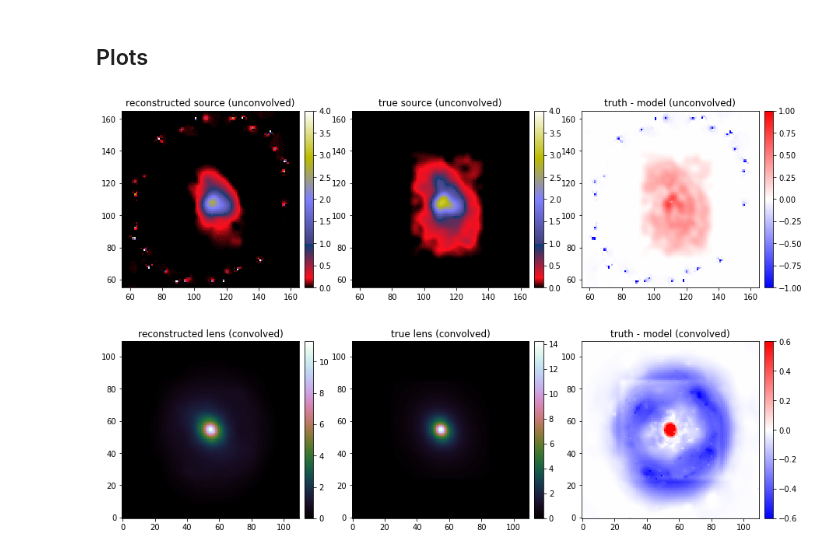
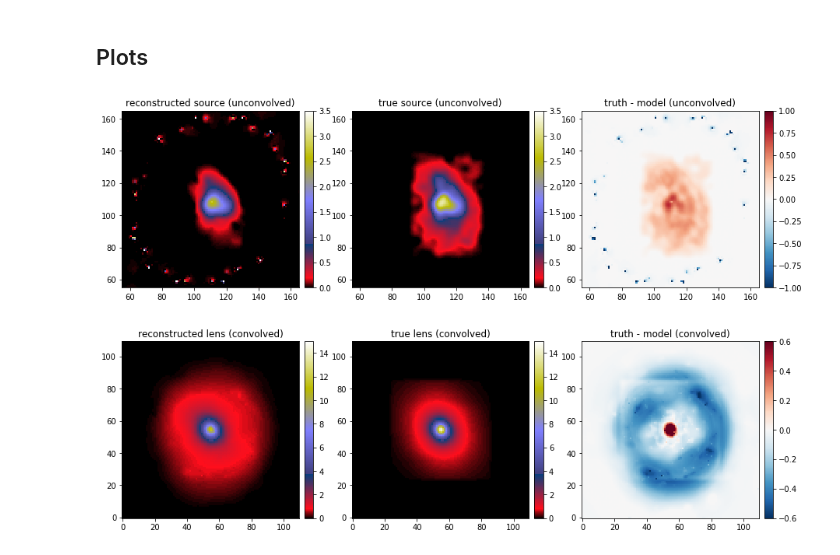
Before and after one commit to aymgal/SLITronomy, a Jupyter notebook: thirdparty/notebooks/06_complex_sourcelens_reconstruction.ipynb, the cells around one changed output. Cells and saved outputs as stored; diff of their text form; code cells hidden in the pictures.

```diff
--- a/thirdparty/notebooks/06_complex_sourcelens_reconstruction.ipynb
+++ b/thirdparty/notebooks/06_complex_sourcelens_reconstruction.ipynb
@@ -91,9 +91,9 @@ plt.show()
 ## Setup the lens model
 # %%
 # single power-law elliptical mass distribution
-lens_model_list = ['PEMD']
-kwargs_pemd = {'theta_E': 2.2, 'gamma': 2, 'center_x': 0, 'center_y': 0, 'e1': 0.1, 'e2': -0.2}
-kwargs_lens = [kwargs_pemd]#, kwargs_shear]
+lens_model_list = ['SIE']
+kwargs_sie = {'theta_E': 2.2, 'center_x': 0, 'center_y': 0, 'e1': 0.1, 'e2': -0.2}
+kwargs_lens = [kwargs_sie]
 lens_model_class = LensModel(lens_model_list=lens_model_list)
 # %% [markdown]
 ## Setup the source surface brightness
@@ -324,41 +324,37 @@ residuals_lens = lens_light_sim_conv - lens_estimate
 fig, axes = plt.subplots(2, 3, figsize=(15, 10))
 
 ax = axes[0, 0]
 ax.set_title("reconstructed source (unconvolved)")
-im = ax.imshow(source_estimate_hd, origin='lower', cmap='gist_stern', vmax=4)
+im = ax.imshow(source_estimate_hd, origin='lower', cmap='gist_stern', vmax=3.5)
 ax.set_xlim(len(source_estimate_hd)/4, 3*len(source_estimate_hd)/4)
 ax.set_ylim(len(source_sim_hd)/4, 3*len(source_sim_hd)/4)
 nice_colorbar(im)
 ax = axes[0, 1]
-#ax.set_title("reconstructed source (resized, convolved)")
-#im = ax.imshow(source_estimate_conv, origin='lower', cmap='gist_stern')
 ax.set_title("true source (unconvolved)")
-im = ax.imshow(source_sim_hd, origin='lower', cmap='gist_stern', vmax=4)
+im = ax.imshow(source_sim_hd, origin='lower', cmap='gist_stern', vmax=3.5)
 ax.set_xlim(len(source_sim_hd)/4, 3*len(source_sim_hd)/4)
 ax.set_ylim(len(source_sim_hd)/4, 3*len(source_sim_hd)/4)
 nice_colorbar(im)
 ax = axes[0, 2]
 ax.set_title("truth - model (unconvolved)")
-im = ax.imshow(residuals_source_hd, origin='lower', cmap='bwr', vmin=-1, vmax=1)
+im = ax.imshow(residuals_source_hd, origin='lower', cmap='RdBu_r', vmin=-1, vmax=1)
 ax.set_xlim(len(residuals_source_hd)/4, 3*len(residuals_source_hd)/4)
 ax.set_ylim(len(residuals_source_hd)/4, 3*len(residuals_source_hd)/4)
 nice_colorbar(im)
 
 ax = axes[1, 0]
 ax.set_title("reconstructed lens (convolved)")
-im = ax.imshow(lens_estimate, origin='lower', cmap='cubehelix')
+im = ax.imshow(lens_estimate, origin='lower', cmap='gist_stern', vmax=15)
 nice_colorbar(im)
 ax = axes[1, 1]
-#ax.set_title("reconstructed source (resized, convolved)")
-#im = ax.imshow(source_estimate_conv, origin='lower', cmap='gist_stern')
 ax.set_title("true lens (convolved)")
-im = ax.imshow(lens_light_sim_conv, origin='lower', cmap='cubehelix')
+im = ax.imshow(lens_light_sim_conv, origin='lower', cmap='gist_stern', vmax=15)
 nice_colorbar(im)
 ax = axes[1, 2]
 ax.set_title("truth - model (convolved)")
-im = ax.imshow(residuals_lens, origin='lower', cmap='bwr', vmin=-0.6, vmax=0.6)
+im = ax.imshow(residuals_lens, origin='lower', cmap='RdBu_r', vmin=-0.6, vmax=0.6)
 nice_colorbar(im)
 
 plt.show()
 # %% [output]
-[figure, old version]
+[figure, new version]
```
Also changed, not shown: parts of 3 cells of this notebook.
